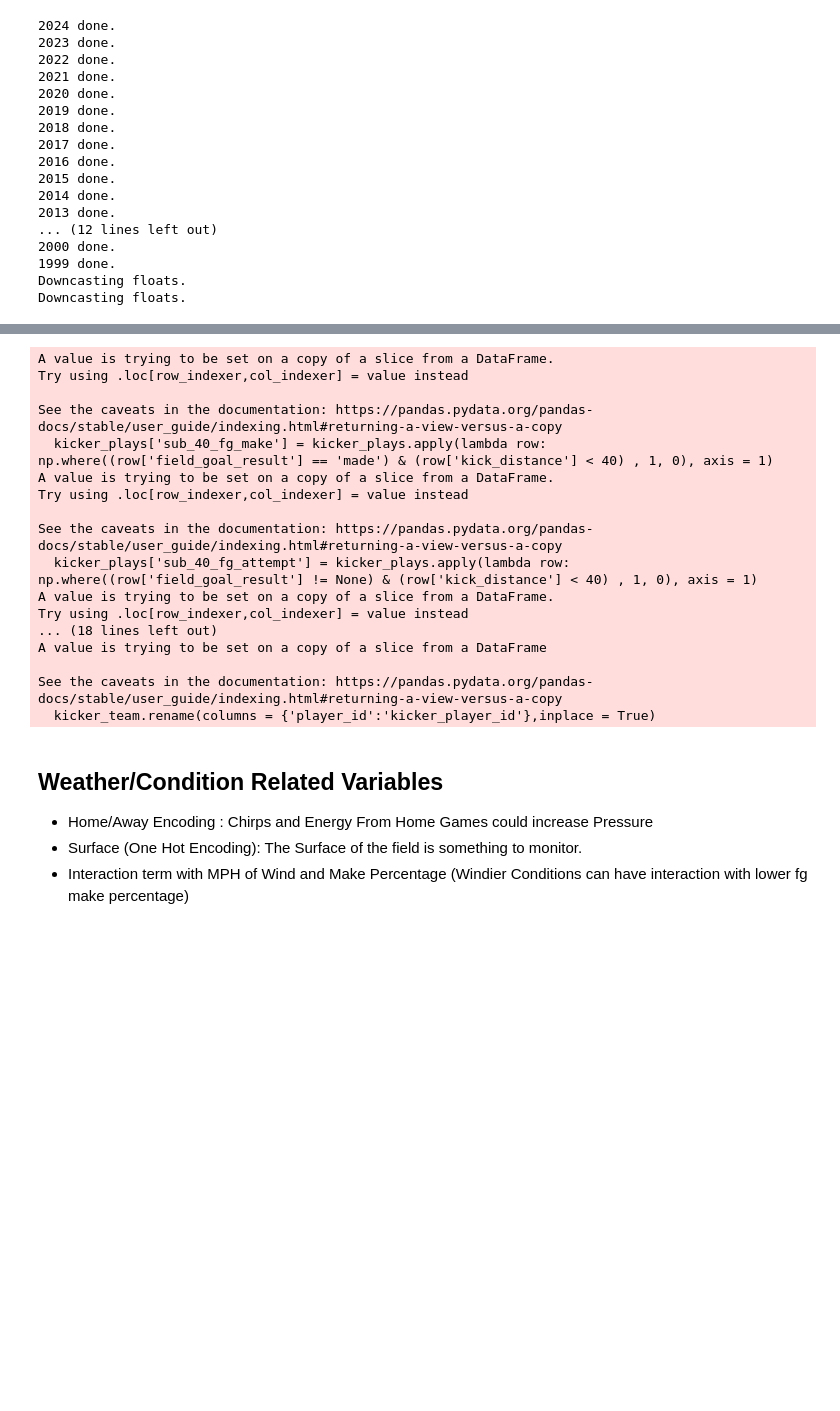
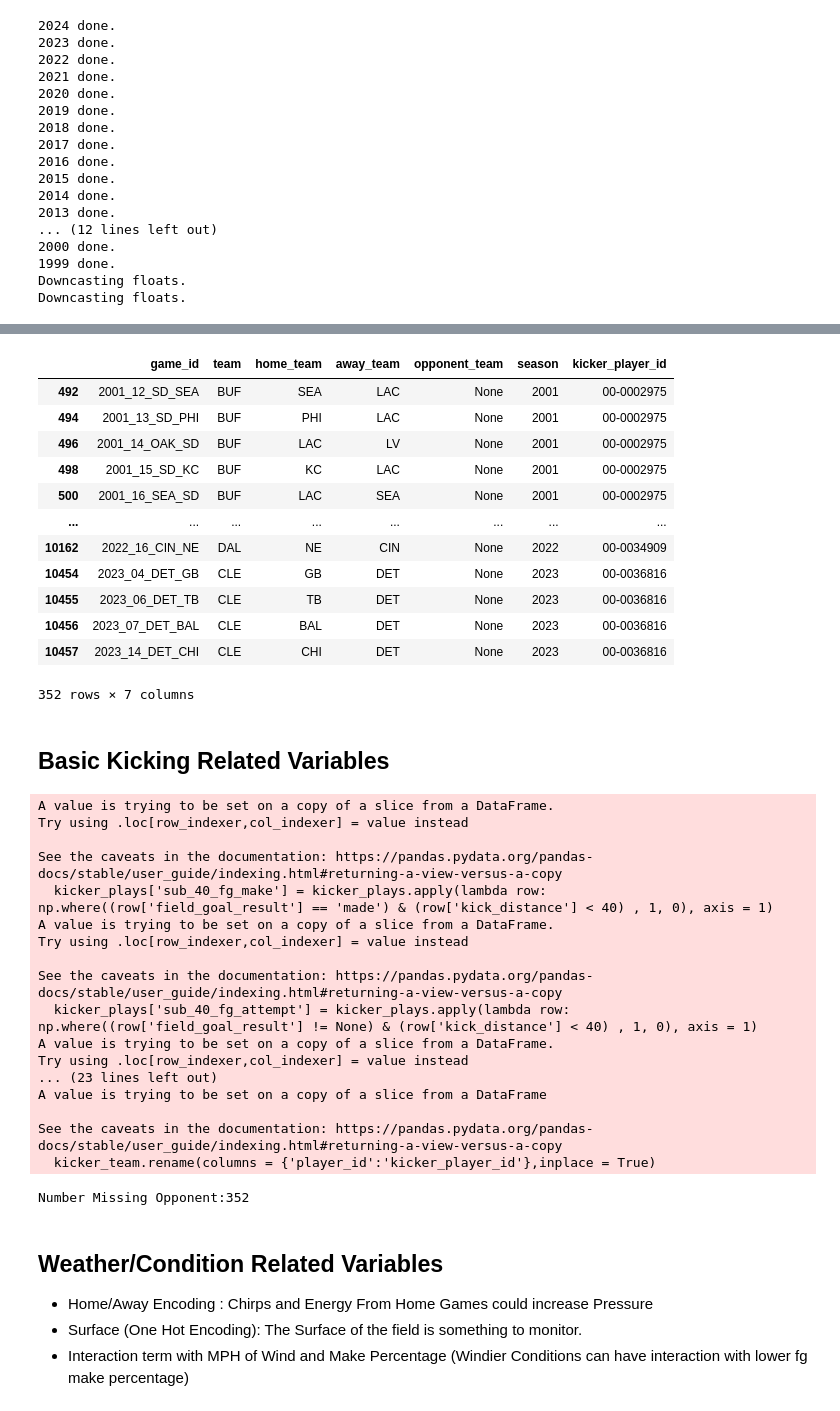
Before and after one commit to cse-6242-t134/nfl-fantasy-prediction-model, a Jupyter notebook: cp_fantasy_kicker_modeling_first_pass.ipynb, the cells around one changed output, grey strips where cells are left out. Saved outputs shown, nothing was run; the diff lists cells and outputs as text; code cells hidden in the pictures; blank space fills up the shorter version.

```diff
--- a/cp_fantasy_kicker_modeling_first_pass.ipynb
+++ b/cp_fantasy_kicker_modeling_first_pass.ipynb
@@ -38,3 +153,21 @@ Downcasting floats.
+# %%
+kicker_stats[kicker_stats['opponent_team'].isna()][['game_id','team','home_team','away_team','opponent_team','season','kicker_player_id']]
+# %% [output]
+|  | game_id | team | home_team | away_team | opponent_team | season | kicker_player_id |
+| 492 | 2001_12_SD_SEA | BUF | SEA | LAC | None | 2001 | 00-0002975 |
+| 494 | 2001_13_SD_PHI | BUF | PHI | LAC | None | 2001 | 00-0002975 |
+| 496 | 2001_14_OAK_SD | BUF | LAC | LV | None | 2001 | 00-0002975 |
+| 498 | 2001_15_SD_KC | BUF | KC | LAC | None | 2001 | 00-0002975 |
+| 500 | 2001_16_SEA_SD | BUF | LAC | SEA | None | 2001 | 00-0002975 |
+| ... | ... | ... | ... | ... | ... | ... | ... |
+| 10162 | 2022_16_CIN_NE | DAL | NE | CIN | None | 2022 | 00-0034909 |
+| 10454 | 2023_04_DET_GB | CLE | GB | DET | None | 2023 | 00-0036816 |
+| 10455 | 2023_06_DET_TB | CLE | TB | DET | None | 2023 | 00-0036816 |
+| 10456 | 2023_07_DET_BAL | CLE | BAL | DET | None | 2023 | 00-0036816 |
+| 10457 | 2023_14_DET_CHI | CLE | CHI | DET | None | 2023 | 00-0036816 |
+352 rows × 7 columns
+# %% [markdown]
+## Basic Kicking Related Variables
 # %%
 
 # 5 pts per 50+ yard FG made
@@ -104,6 +237,9 @@ kicker_stats = kicker_plays.groupby(['game_id', 'game_date', 'week', 'season','d
 
 kicker_team = roster_data[['season','player_id','team','depth_chart_position']]
 
+kicker_team['team'] = kicker_team['team'].replace({'OAK':'LV', 'STL':'LA', 'SD':'LAC','HST':'HOU', 'BLT':'BAL', 'CLV':'CLE','SL':'LA','ARZ':'ARI'})
+
+
 kicker_team.rename(columns = {'player_id':'kicker_player_id'},inplace = True)
 
 kicker_stats = kicker_stats.merge(kicker_team, on = ['kicker_player_id','season'], how = 'inner')
@@ -131,7 +267,8 @@ kicker_stats.drop(columns=['kicker_player_name'], inplace=True)
 
 kicker_stats['opponent_team'] = kicker_stats.apply(get_opposing_team,axis = 1)
 
-
+print('Number Missing Opponent:' + str(kicker_stats[kicker_stats['opponent_team'].isna()].shape[0]))
+kicker_stats = kicker_stats[~kicker_stats['opponent_team'].isna()]
 
 home_teams = schedules_df[['season','home_team','away_score']].copy()
 
@@ -182,6 +319,22 @@ for_fantasy_scoring = pbp_df[pbp_df['kicker_player_name'].notnull()]
 
 kicker_stats['fg_make_prop'] = kicker_stats['fg_made'] / kicker_stats['fg_attempts']
 
+
+## 50+
+
+kicker_stats['50_make_prop'] = np.where((kicker_stats['50_fg_make'] == 0 ) & (kicker_stats['50_fg_attempt'] == 0), 0 ,kicker_stats['50_fg_make'] / kicker_stats['50_fg_attempt'])
+
+
+## 40-49
+
+kicker_stats['40_49_make_prop'] = np.where((kicker_stats['40_49_fg_make'] == 0 ) & (kicker_stats['40_49_fg_attempt'] == 0),0,kicker_stats['40_49_fg_make'] / kicker_stats['40_49_fg_attempt'])
+
+## Sub 40
+
+kicker_stats['sub_40_make_prop'] = np.where((kicker_stats['sub_40_fg_make'] == 0 ) & (kicker_stats['sub_40_fg_attempt'] == 0),0,kicker_stats['sub_40_fg_make'] / kicker_stats['sub_40_fg_attempt'])
+
+
+
 ## Creating Average Extra Point Attempts (Proxy for how often Team Scores)
 
 
@@ -217,11 +370,12 @@ See the caveats in the documentation: https://pandas.pydata.org/pandas-docs/stab
   kicker_plays['sub_40_fg_attempt'] = kicker_plays.apply(lambda row: np.where((row['field_goal_result'] != None) & (row['kick_distance'] < 40) , 1, 0), axis = 1)
 A value is trying to be set on a copy of a slice from a DataFrame.
 Try using .loc[row_indexer,col_indexer] = value instead
-... (18 lines left out)
+... (23 lines left out)
 A value is trying to be set on a copy of a slice from a DataFrame
 
 See the caveats in the documentation: https://pandas.pydata.org/pandas-docs/stable/user_guide/indexing.html#returning-a-view-versus-a-copy
   kicker_team.rename(columns = {'player_id':'kicker_player_id'},inplace = True)
+Number Missing Opponent:352
 # %% [markdown]
 ## Weather/Condition Related Variables
 
```
Also changed, not shown: parts of 20 cells of this notebook.
